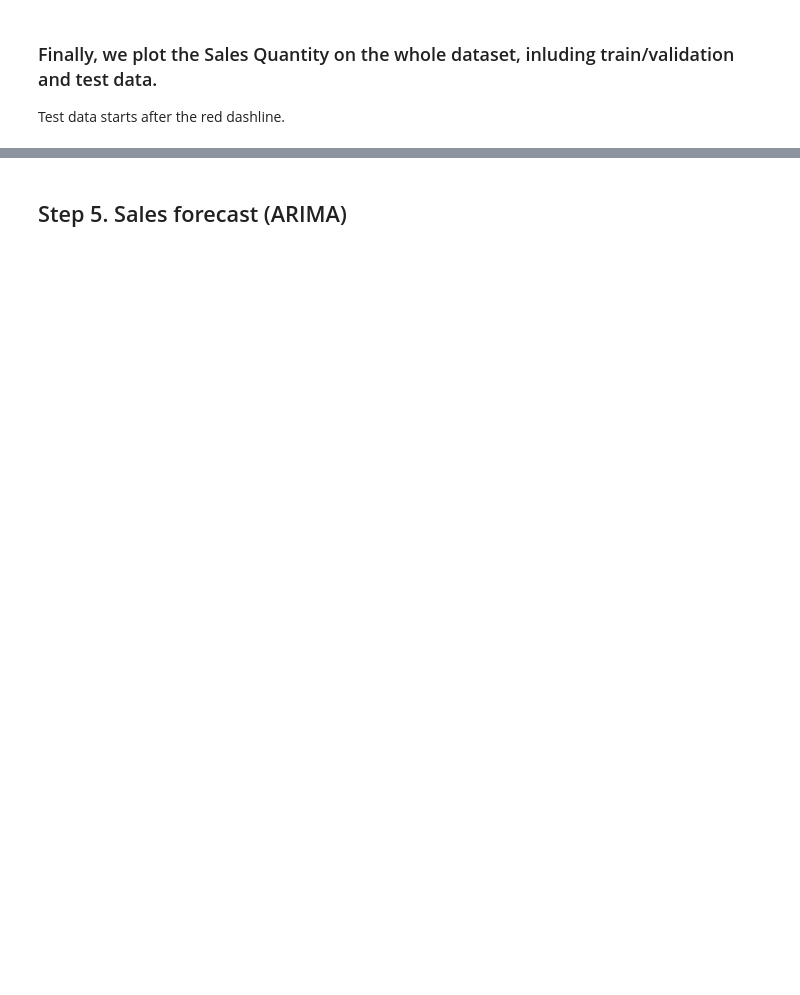
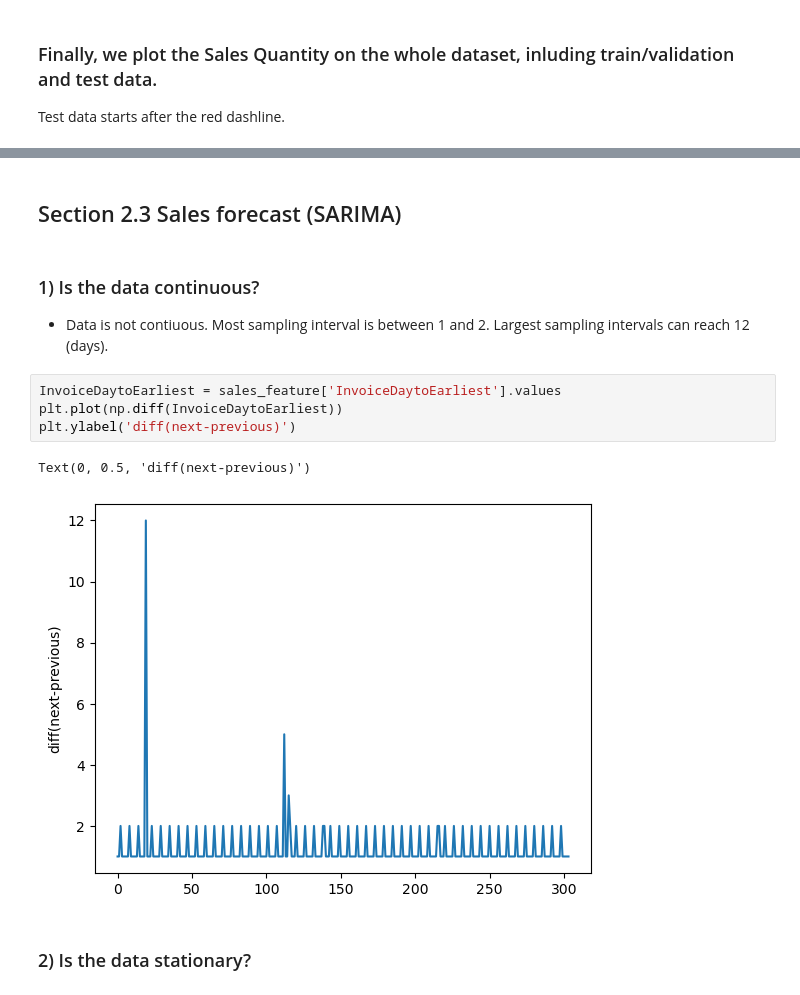
Before and after one commit to gzhang8763/ecommerce_timeseriesanalysis, a Jupyter notebook: Sales Forcast.ipynb, the cells around one changed output, grey strips where cells are left out. Saved outputs shown, nothing was run; the diff lists cells and outputs as text; blank space fills up the shorter version.

Commit message:
update sarima method

```diff
--- a/Sales Forcast.ipynb
+++ b/Sales Forcast.ipynb
@@ -707,2 +721,14 @@ Text(0, 0.5, 'Sales Quantity')
 # %% [markdown]
-## Step 5. Sales forecast (ARIMA)
+## Section 2.3 Sales forecast (SARIMA) <a id="sec2_3"></a>
+# %% [markdown]
+### 1) Is the data continuous?
+- Data is not contiuous. Most sampling interval is between 1 and 2. Largest sampling intervals can reach 12 (days).
+# %%
+InvoiceDaytoEarliest = sales_feature['InvoiceDaytoEarliest'].values
+plt.plot(np.diff(InvoiceDaytoEarliest))
+plt.ylabel('diff(next-previous)')
+# %% [output]
+Text(0, 0.5, 'diff(next-previous)')
+[figure, added]
+# %% [markdown]
+### 2) Is the data stationary?
```
Also changed, not shown: parts of 14 cells of this notebook, 1 other file.
